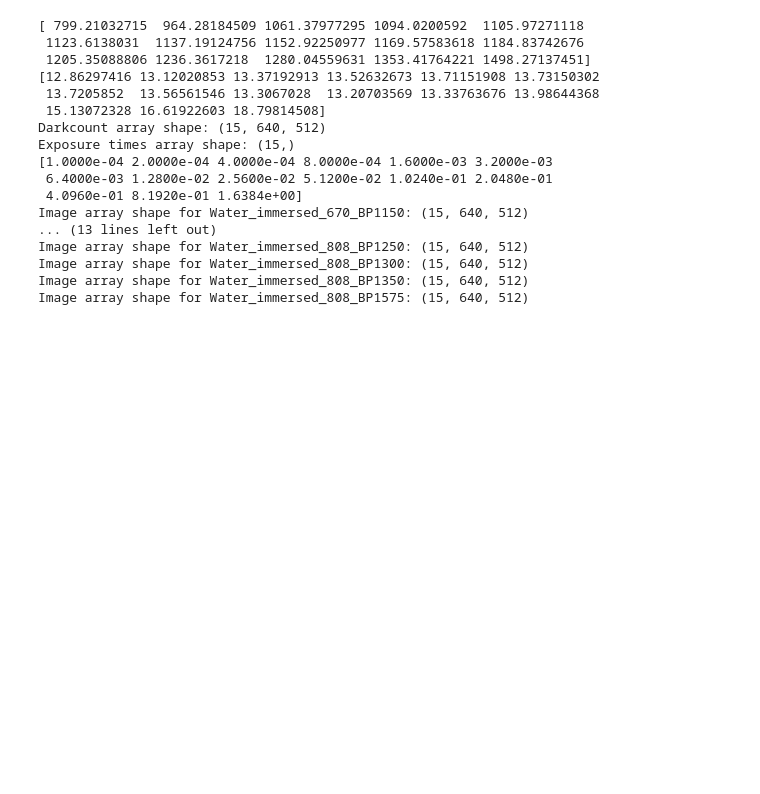
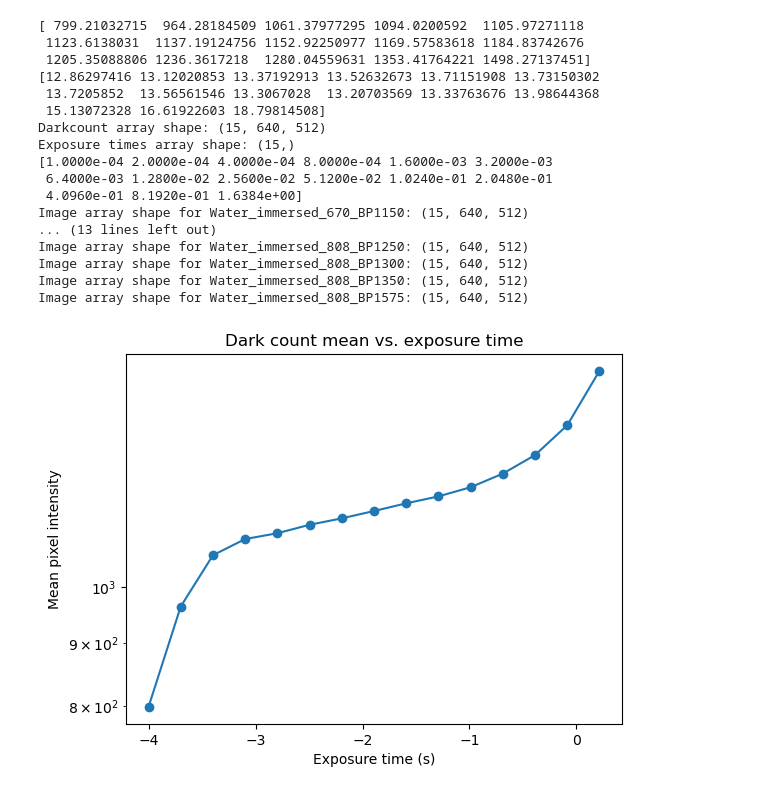
Before and after one commit to amishp42/SWIR_HDR, a Jupyter notebook: notebooks/240530_AP_HDR/240530_chips_HDR.ipynb, the cells around one changed output. Saved outputs shown, nothing was run; the diff lists cells and outputs as text; code cells hidden in the pictures; blank space fills up the shorter version.

```diff
--- a/notebooks/240530_AP_HDR/240530_chips_HDR.ipynb
+++ b/notebooks/240530_AP_HDR/240530_chips_HDR.ipynb
@@ -99,3 +99,13 @@ Image array shape for Water_immersed_808_BP1250: (15, 640, 512)
 Image array shape for Water_immersed_808_BP1300: (15, 640, 512)
 Image array shape for Water_immersed_808_BP1350: (15, 640, 512)
 Image array shape for Water_immersed_808_BP1575: (15, 640, 512)
+# %%
+#Plot dark counts to determine thermal noise
+
+plt.semilogy(np.log10(exposure_times), darkcount_mean, 'o-')
+plt.xlabel('Exposure time (s)')
+plt.ylabel('Mean pixel intensity')
+plt.title('Dark count mean vs. exposure time')
+plt.show()
+# %% [output]
+[figure, added]
```
Also changed, not shown: parts of 7 cells of this notebook, 5 other files.
